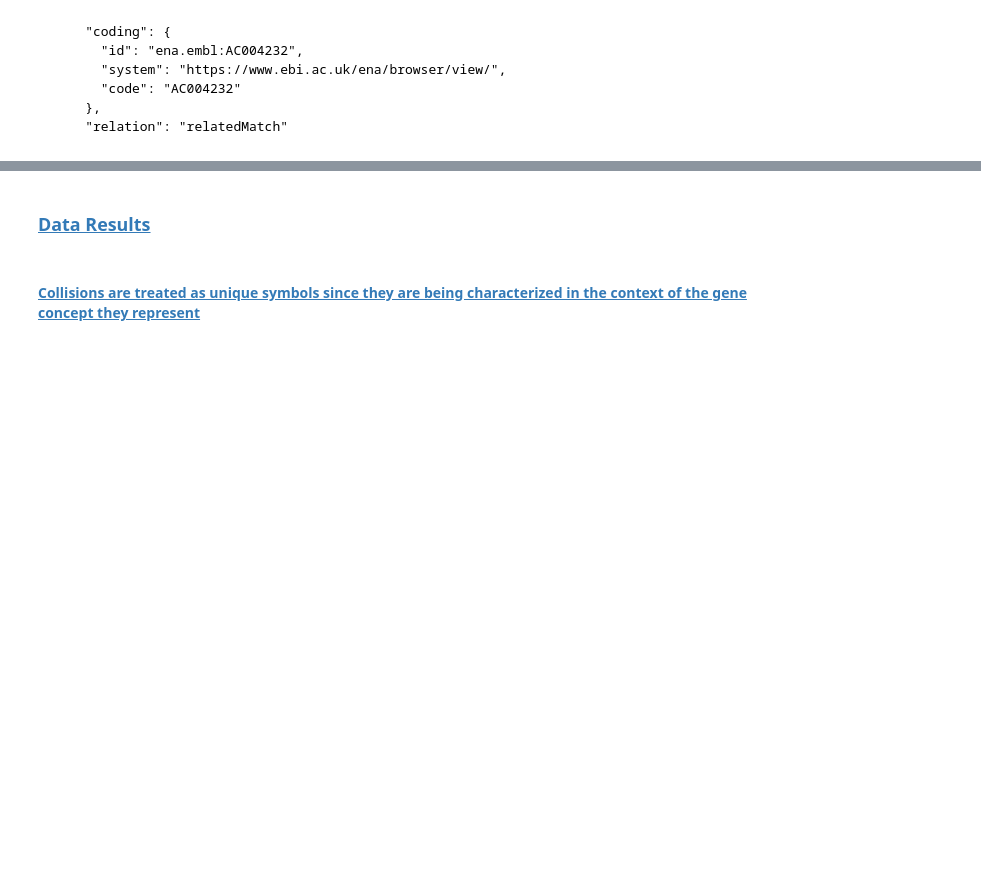
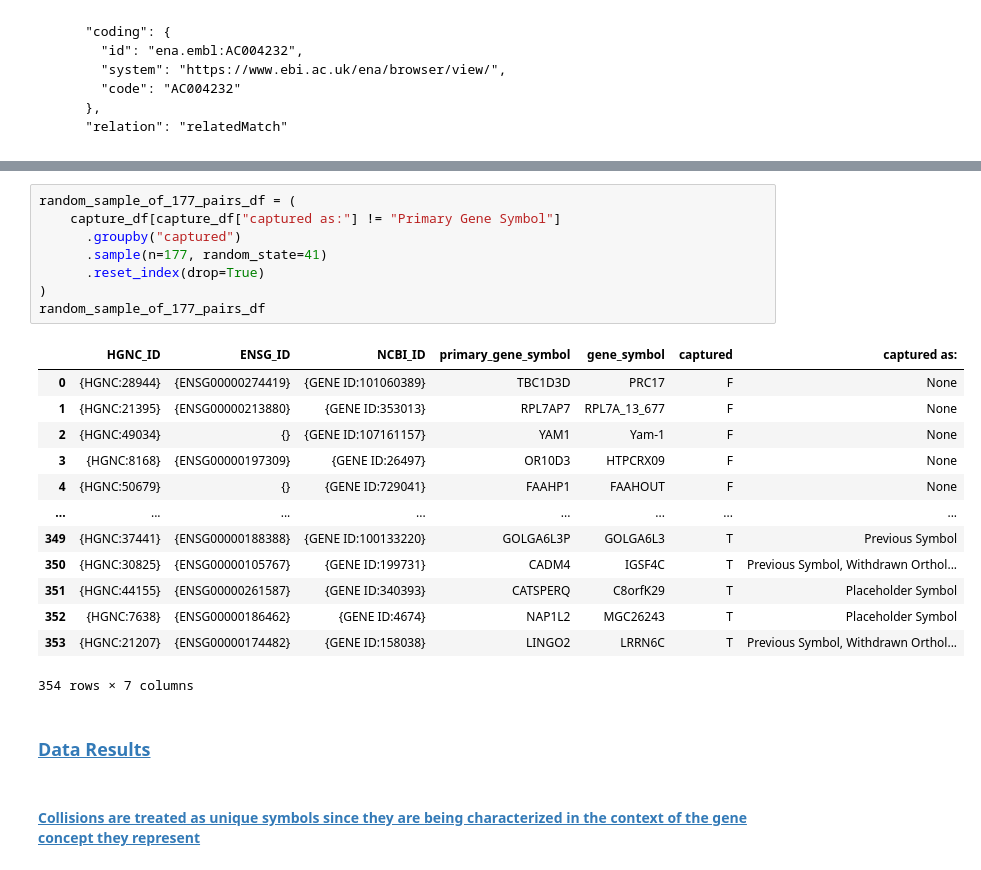
Before and after one commit to cancervariants/gene-harmony-analysis, a Jupyter notebook: analysis/5_symbol_capture_analysis.ipynb, the cells around one changed output, grey strips where cells are left out. Cells and saved outputs as stored; diff of their text form; blank space fills up the shorter version.

```diff
--- a/analysis/5_symbol_capture_analysis.ipynb
+++ b/analysis/5_symbol_capture_analysis.ipynb
@@ -1340,3 +1348,25 @@ capture_df.loc[capture_df["primary_gene_symbol"] == "A4GALT"]
+# %%
+random_sample_of_177_pairs_df = (
+    capture_df[capture_df["captured as:"] != "Primary Gene Symbol"]
+      .groupby("captured")
+      .sample(n=177, random_state=41)
+      .reset_index(drop=True)
+)
+random_sample_of_177_pairs_df
+# %% [output]
+|  | HGNC_ID | ENSG_ID | NCBI_ID | primary_gene_symbol | gene_symbol | captured | captured as: |
+| 0 | {HGNC:28944} | {ENSG00000274419} | {GENE ID:101060389} | TBC1D3D | PRC17 | F | None |
+| 1 | {HGNC:21395} | {ENSG00000213880} | {GENE ID:353013} | RPL7AP7 | RPL7A_13_677 | F | None |
+| 2 | {HGNC:49034} | {} | {GENE ID:107161157} | YAM1 | Yam-1 | F | None |
+| 3 | {HGNC:8168} | {ENSG00000197309} | {GENE ID:26497} | OR10D3 | HTPCRX09 | F | None |
+| 4 | {HGNC:50679} | {} | {GENE ID:729041} | FAAHP1 | FAAHOUT | F | None |
+| ... | ... | ... | ... | ... | ... | ... | ... |
+| 349 | {HGNC:37441} | {ENSG00000188388} | {GENE ID:100133220} | GOLGA6L3P | GOLGA6L3 | T | Previous Symbol |
+| 350 | {HGNC:30825} | {ENSG00000105767} | {GENE ID:199731} | CADM4 | IGSF4C | T | Previous Symbol, Withdrawn Orthol... |
+| 351 | {HGNC:44155} | {ENSG00000261587} | {GENE ID:340393} | CATSPERQ | C8orfK29 | T | Placeholder Symbol |
+| 352 | {HGNC:7638} | {ENSG00000186462} | {GENE ID:4674} | NAP1L2 | MGC26243 | T | Placeholder Symbol |
+| 353 | {HGNC:21207} | {ENSG00000174482} | {GENE ID:158038} | LINGO2 | LRRN6C | T | Previous Symbol, Withdrawn Orthol... |
+354 rows × 7 columns
 # %% [markdown]
 ### <a id='toc10_1_4_'></a>[Data Results](#toc0_)
 # %% [markdown]
```
Also changed, not shown: parts of 61 cells of this notebook, 3 other files.
